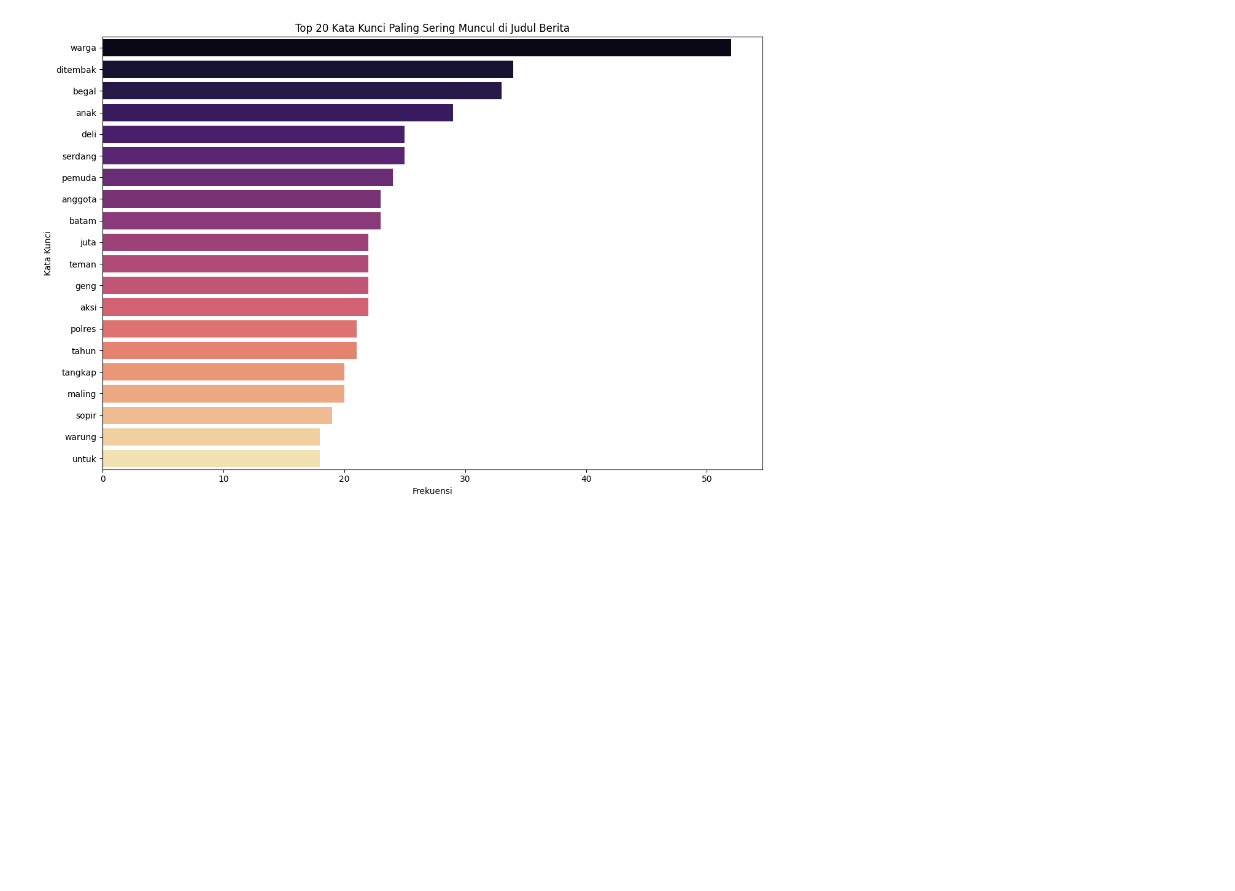
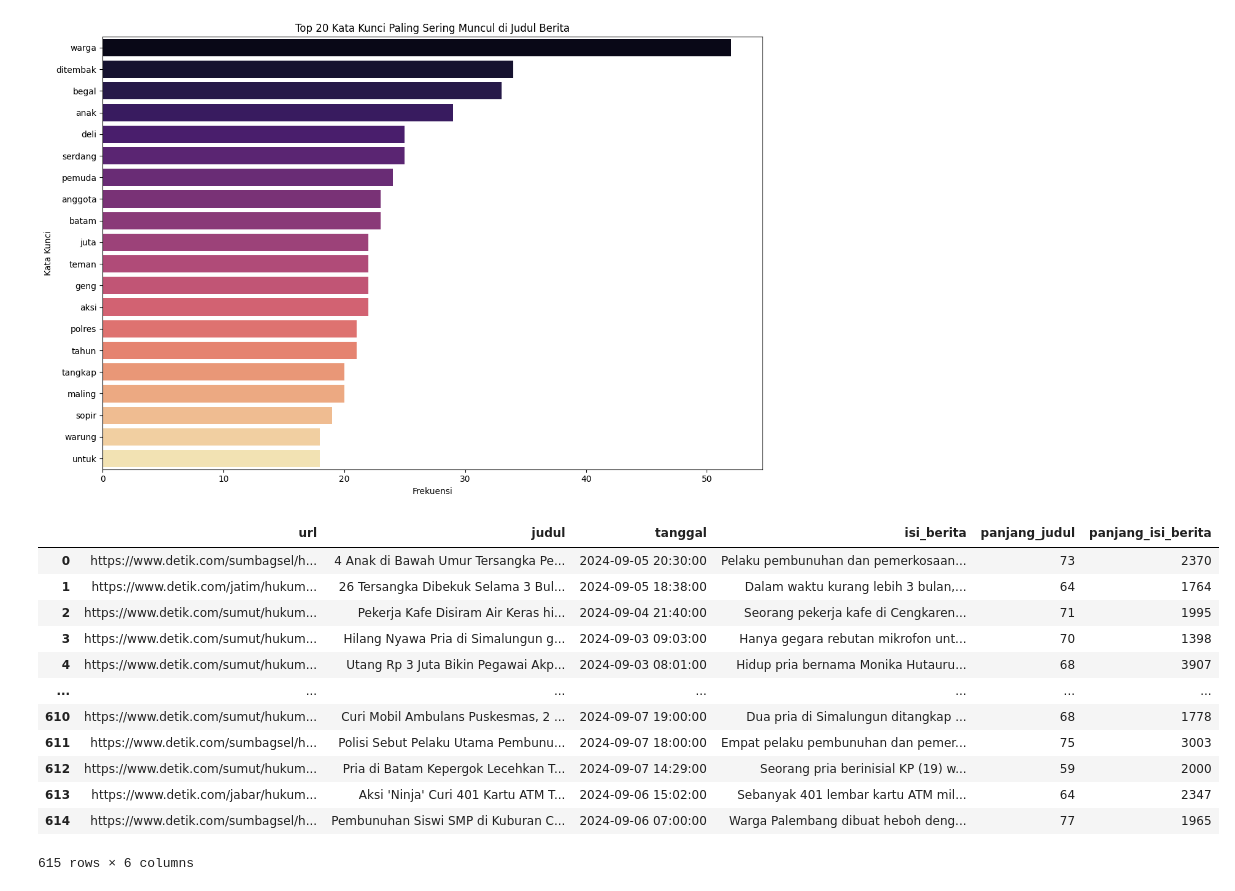
Before and after one commit to fairuuz16/ner-project, a Jupyter notebook: notebooks/01-data-exploration.ipynb, the cells around one changed output. Drawn from its saved outputs; the diff is of its cells as text; code cells hidden in the pictures; blank space fills up the shorter version.

```diff
--- a/notebooks/01-data-exploration.ipynb
+++ b/notebooks/01-data-exploration.ipynb
@@ -229,3 +229,19 @@ Passing `palette` without assigning `hue` is deprecated and will be removed in v
 
   sns.barplot(x='Frekuensi', y='Kata Kunci', data=words_df, palette='magma')
 [figure]
+# %%
+df
+# %% [output]
+|  | url | judul | tanggal | isi_berita | panjang_judul | panjang_isi_berita |
+| 0 | https://www.detik.com/sumbagsel/h... | 4 Anak di Bawah Umur Tersangka Pe... | 2024-09-05 20:30:00 | Pelaku pembunuhan dan pemerkosaan... | 73 | 2370 |
+| 1 | https://www.detik.com/jatim/hukum... | 26 Tersangka Dibekuk Selama 3 Bul... | 2024-09-05 18:38:00 | Dalam waktu kurang lebih 3 bulan,... | 64 | 1764 |
+| 2 | https://www.detik.com/sumut/hukum... | Pekerja Kafe Disiram Air Keras hi... | 2024-09-04 21:40:00 | Seorang pekerja kafe di Cengkaren... | 71 | 1995 |
+| 3 | https://www.detik.com/sumut/hukum... | Hilang Nyawa Pria di Simalungun g... | 2024-09-03 09:03:00 | Hanya gegara rebutan mikrofon unt... | 70 | 1398 |
+| 4 | https://www.detik.com/sumut/hukum... | Utang Rp 3 Juta Bikin Pegawai Akp... | 2024-09-03 08:01:00 | Hidup pria bernama Monika Hutauru... | 68 | 3907 |
+| ... | ... | ... | ... | ... | ... | ... |
+| 610 | https://www.detik.com/sumut/hukum... | Curi Mobil Ambulans Puskesmas, 2 ... | 2024-09-07 19:00:00 | Dua pria di Simalungun ditangkap ... | 68 | 1778 |
+| 611 | https://www.detik.com/sumbagsel/h... | Polisi Sebut Pelaku Utama Pembunu... | 2024-09-07 18:00:00 | Empat pelaku pembunuhan dan pemer... | 75 | 3003 |
+| 612 | https://www.detik.com/sumut/hukum... | Pria di Batam Kepergok Lecehkan T... | 2024-09-07 14:29:00 | Seorang pria berinisial KP (19) w... | 59 | 2000 |
+| 613 | https://www.detik.com/jabar/hukum... | Aksi 'Ninja' Curi 401 Kartu ATM T... | 2024-09-06 15:02:00 | Sebanyak 401 lembar kartu ATM mil... | 64 | 2347 |
+| 614 | https://www.detik.com/sumbagsel/h... | Pembunuhan Siswi SMP di Kuburan C... | 2024-09-06 07:00:00 | Warga Palembang dibuat heboh deng... | 77 | 1965 |
+615 rows × 6 columns
```
Also changed, not shown: parts of 1 cell of this notebook, 5 other files.
